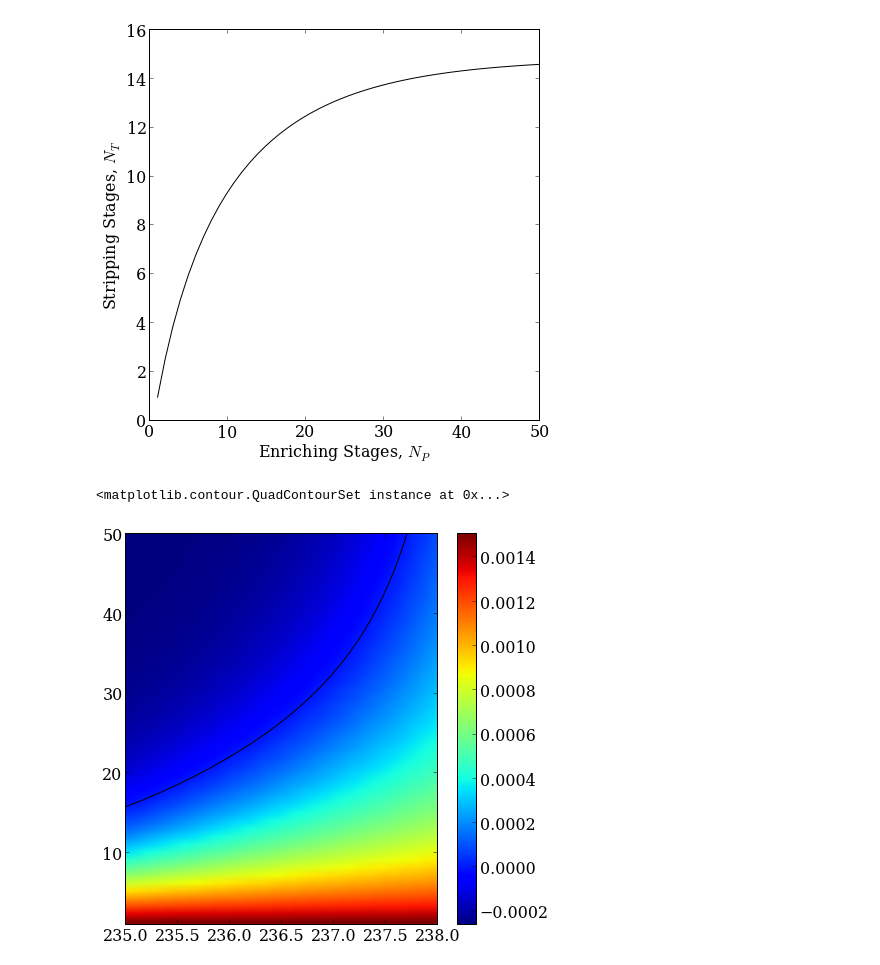
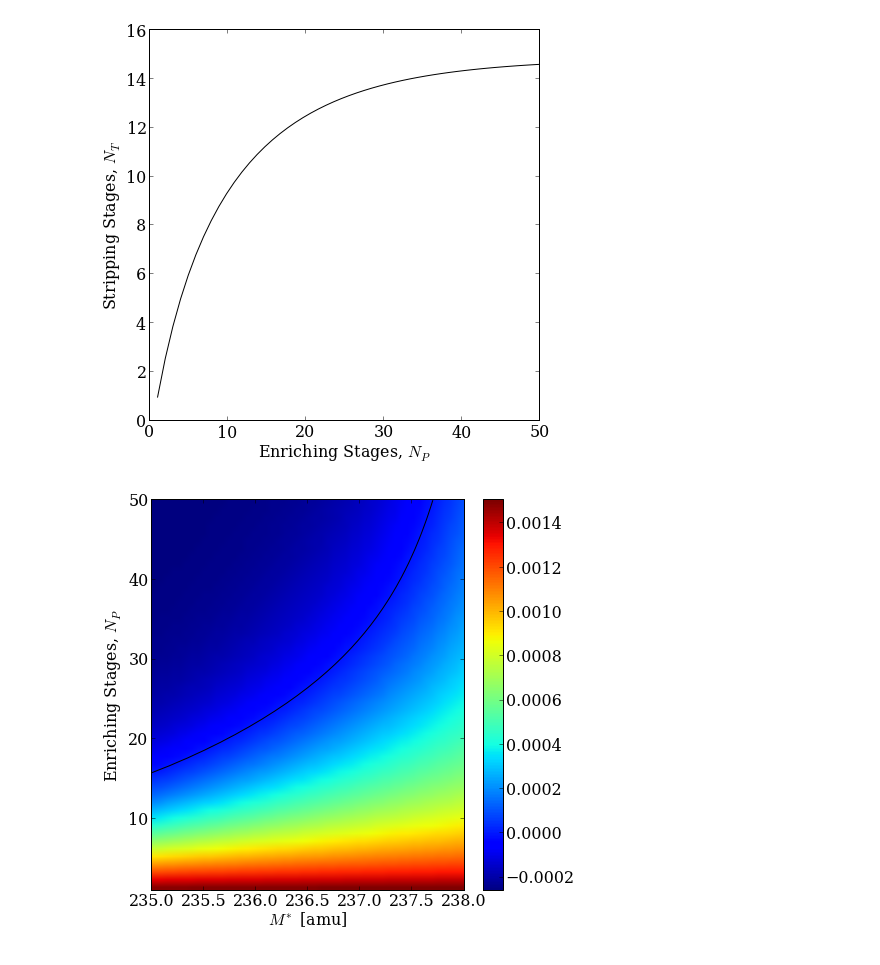
Before and after one commit to scopatz/sme_paper, a Jupyter notebook: data/enrich_multi_sym.ipynb, the cells around one changed output. Saved outputs shown, nothing was run; the diff lists cells and outputs as text; code cells hidden in the pictures.

```diff
--- a/data/enrich_multi_sym.ipynb
+++ b/data/enrich_multi_sym.ipynb
@@ -139,10 +139,11 @@ y = np.array([[eq.evalf(subs={NP:x2i, Mstar:x1i}) for x1i in x[0]] for x2i in x[
 # %%
 fig = plt.figure(figsize=(7,7))
 plt.imshow(y, figure=fig, extent=(x[0][0], x[0][-1], x[1][-1], x[1][0]), aspect='auto', cmap='jet')
 cb = plt.colorbar()
 plt.contour(x[0], x[1], y, [0.0], figure=fig, colors='k', linestyles='-')
-plt.xlabel('$M^*$')
+plt.xlabel('$M^*$ [amu]')
+plt.ylabel('Enriching Stages, $N_P$')
+plt.savefig('../np_constraint.eps', bbox_inches='tight')
 # %% [output]
-<matplotlib.contour.QuadContourSet instance at 0x...>
-[figure, old version]
+[figure, new version]
 # %%
```
Also changed, not shown: parts of 2 cells of this notebook, 3 other files.
